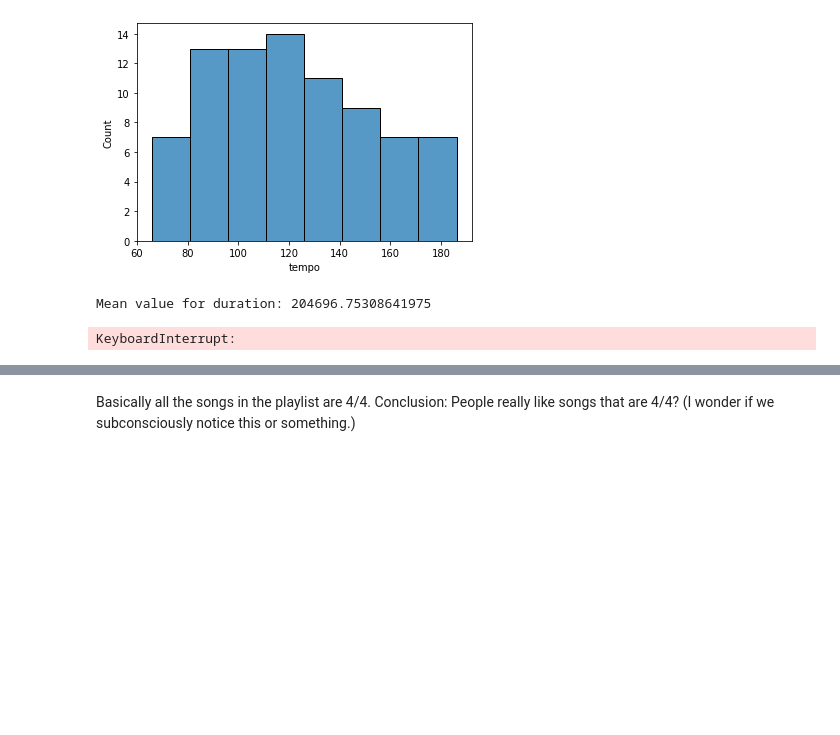
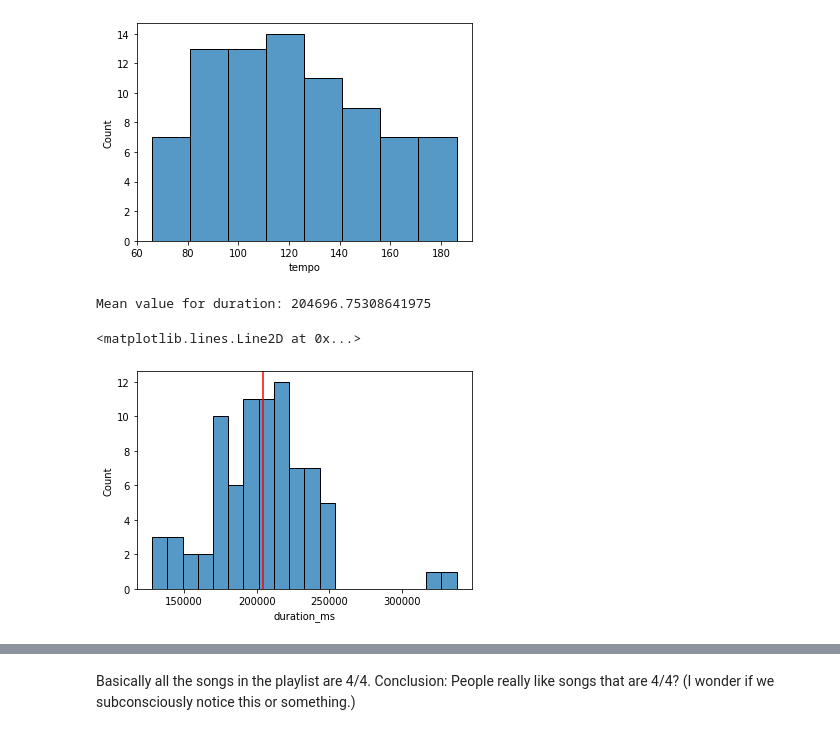
Before and after one commit to mblackstock/ds1-analytics, a Jupyter notebook: 5-spotify.ipynb, the cells around one changed output, grey strips where cells are left out. Cells and saved outputs as stored; diff of their text form; code cells hidden in the pictures; blank space fills up the shorter version.

```diff
--- a/5-spotify.ipynb
+++ b/5-spotify.ipynb
@@ -800,11 +802,12 @@ Mean value for tempo: 122.77719753086419
 [figure]
 # %%
 print("Mean value for duration:", track_features['duration_ms'].mean())
-sns.histplot(track_features['duration_ms'], binwidth=3)
-plt.show()
+ax = sns.histplot(track_features['duration_ms'],bins=20)
+ax.axvline(track_features['duration_ms'].mean(),color='r')
 # %% [output]
 Mean value for duration: 204696.75308641975
-KeyboardInterrupt:
+<matplotlib.lines.Line2D at 0x...>
+[figure, added]
 # %%
 #mean value and distplot for time_signature feature
 print('Mean value for time_signature feature:', track_features['time_signature'].mean())
```
Also changed, not shown: parts of 6 cells of this notebook, 1 other file.
